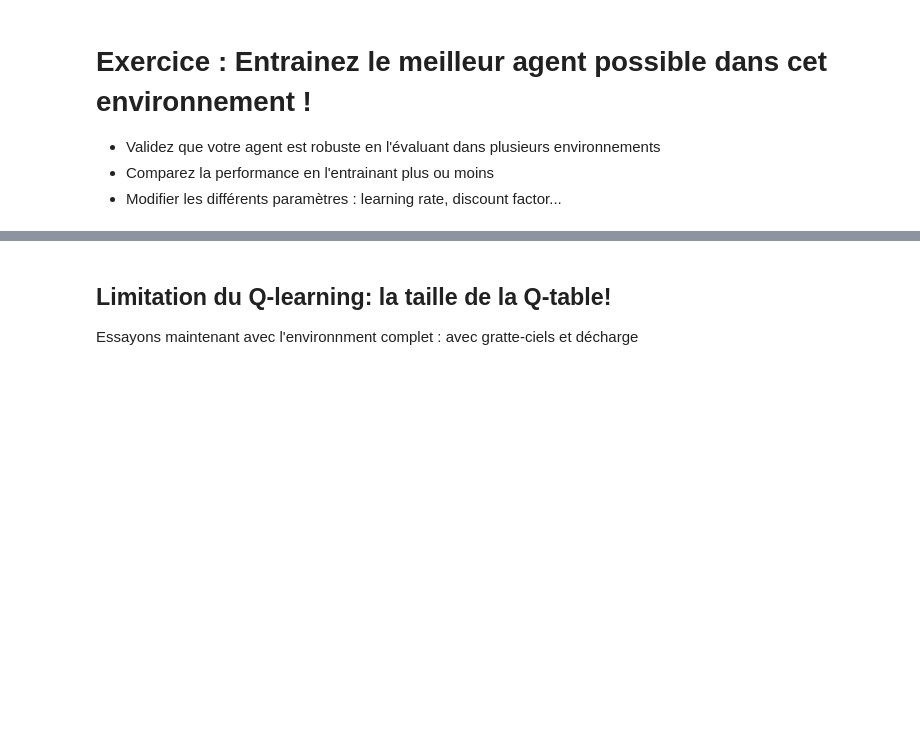
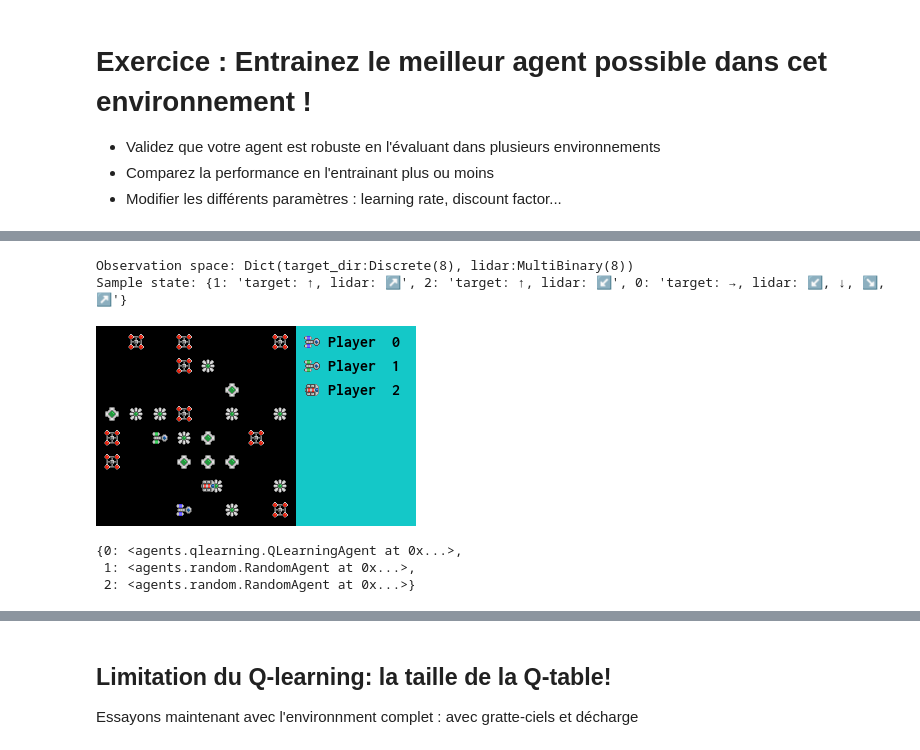
Before and after one commit to ochekroun/labs, a Jupyter notebook: IFAGE_Cours_6_Introduction_à_Q_learning.ipynb, the cells around one changed output, grey strips where cells are left out. Drawn from its saved outputs; the diff is of its cells as text; code cells hidden in the pictures; blank space fills up the shorter version.

```diff
--- a/IFAGE_Cours_6_Introduction_à_Q_learning.ipynb
+++ b/IFAGE_Cours_6_Introduction_à_Q_learning.ipynb
@@ -271,0 +329,26 @@ Moviepy - video ready output/videos/ql-compass-lidar-2nd-try.mp4
+# %%
+env = LidarCompassQTable(DeliveryDrones())
+env.env_params.update({'n_drones': 3, 'skyscrapers_factor': 3, 'stations_factor': 0, 'discharge': 0})
+states = env.reset()
+
+print('Observation space:', env.observation_space)
+print('Sample state:', {drone_index: env.format_state(state) for drone_index, state in states.items()})
+Image.fromarray(env.render(mode='rgb_array'))
+# %% [output]
+Observation space: Dict(target_dir:Discrete(8), lidar:MultiBinary(8))
+Sample state: {1: 'target: ↑, lidar: ↗', 2: 'target: ↑, lidar: ↙', 0: 'target: →, lidar: ↙, ↓, ↘, ↗'}
+[figure, added]
+# %%
+agents = {drone.index: RandomAgent(env) for drone in env.drones}
+agents[0] = QLearningAgent(
+    env,
+    gamma=0.95, # Discount factor
+    alpha=0.1, # Learning rate
+    # Exploration rate
+    epsilon_start=1, epsilon_decay=0.99, epsilon_end=0.01
+)
+agents
+# %% [output]
+{0: <agents.qlearning.QLearningAgent at 0x...>,
+ 1: <agents.random.RandomAgent at 0x...>,
+ 2: <agents.random.RandomAgent at 0x...>}
```
Also changed, not shown: parts of 7 cells of this notebook.
